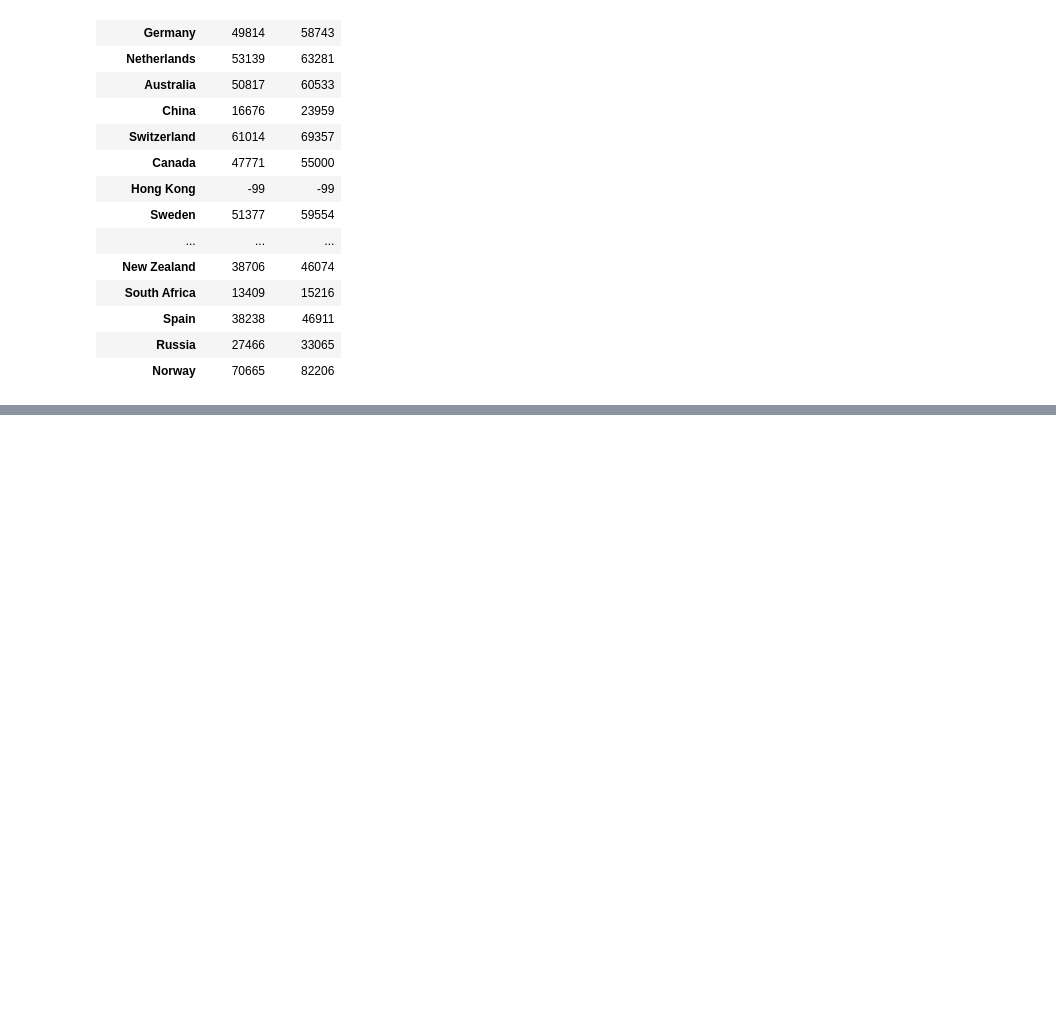
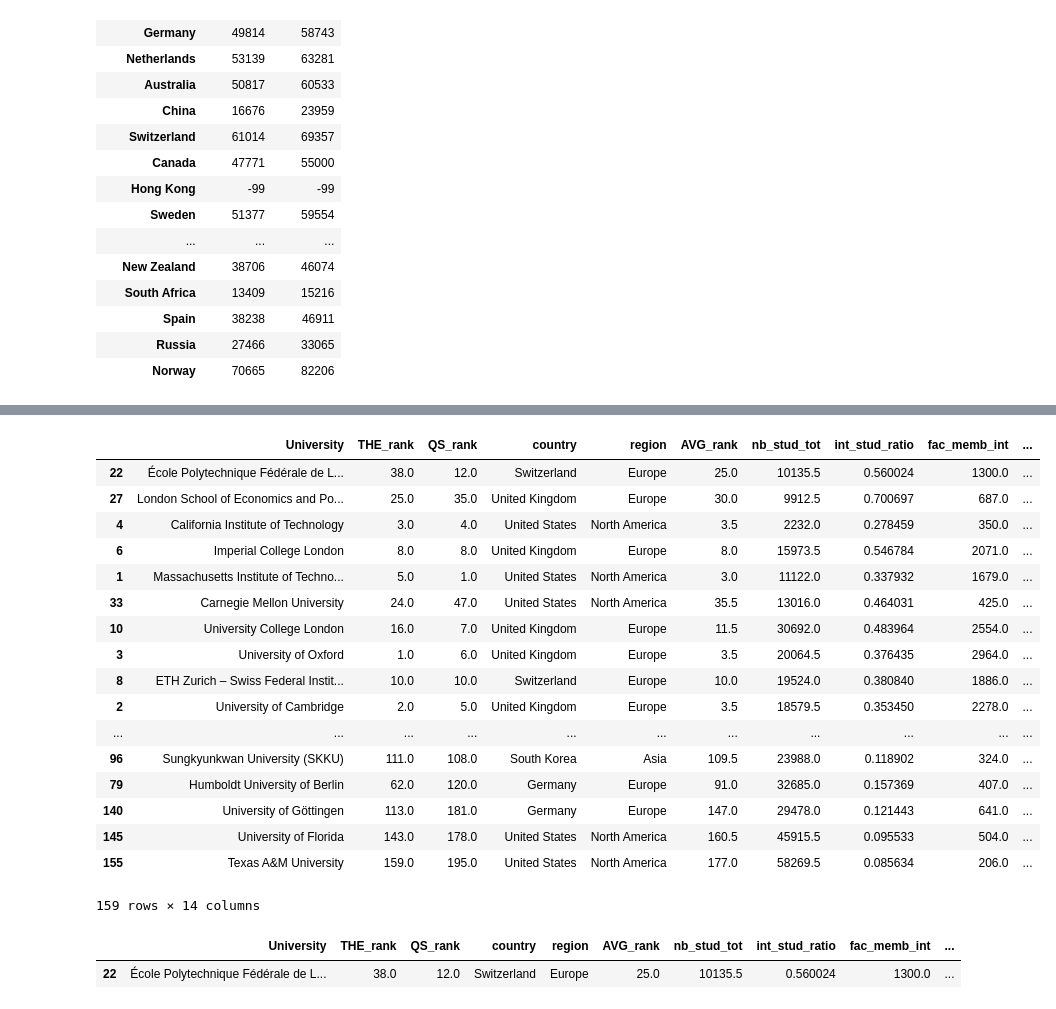
Before and after one commit to LucaZampieri/ADA_homework_LMX, a Jupyter notebook: 02 - Data from the Web/homework2.ipynb, the cells around one changed output, grey strips where cells are left out. Saved outputs shown, nothing was run; the diff lists cells and outputs as text; code cells hidden in the pictures; blank space fills up the shorter version.

```diff
--- a/02 - Data from the Web/homework2.ipynb
+++ b/02 - Data from the Web/homework2.ipynb
@@ -1269,0 +1197,5 @@ tot = pd.merge(tot, country_population_res, how='left', on='country')
+# %%
+alpha=1
+beta=1
+gamma=1
+MyScore =  alpha*merged_df_avg['Score citations']/100 + beta*merged_df_avg['fac_memb_ratio'] + gamma*merged_df_avg['int_stud_ratio']
@@ -1269,0 +1214,22 @@ tot = pd.merge(tot, country_population_res, how='left', on='country')
+# %%
+merged_df_avg['MyScore']=MyScore
+merged_df_avg.sort_values('MyScore',ascending=False)
+# %% [output]
+|  | University | THE_rank | QS_rank | country | region | AVG_rank | nb_stud_tot | int_stud_ratio | fac_memb_int | ... |
+| 22 | École Polytechnique Fédérale de L... | 38.0 | 12.0 | Switzerland | Europe | 25.0 | 10135.5 | 0.560024 | 1300.0 | ... |
+| 27 | London School of Economics and Po... | 25.0 | 35.0 | United Kingdom | Europe | 30.0 | 9912.5 | 0.700697 | 687.0 | ... |
+| 4 | California Institute of Technology | 3.0 | 4.0 | United States | North America | 3.5 | 2232.0 | 0.278459 | 350.0 | ... |
+| 6 | Imperial College London | 8.0 | 8.0 | United Kingdom | Europe | 8.0 | 15973.5 | 0.546784 | 2071.0 | ... |
+| 1 | Massachusetts Institute of Techno... | 5.0 | 1.0 | United States | North America | 3.0 | 11122.0 | 0.337932 | 1679.0 | ... |
+| 33 | Carnegie Mellon University | 24.0 | 47.0 | United States | North America | 35.5 | 13016.0 | 0.464031 | 425.0 | ... |
+| 10 | University College London | 16.0 | 7.0 | United Kingdom | Europe | 11.5 | 30692.0 | 0.483964 | 2554.0 | ... |
+| 3 | University of Oxford | 1.0 | 6.0 | United Kingdom | Europe | 3.5 | 20064.5 | 0.376435 | 2964.0 | ... |
+| 8 | ETH Zurich – Swiss Federal Instit... | 10.0 | 10.0 | Switzerland | Europe | 10.0 | 19524.0 | 0.380840 | 1886.0 | ... |
+| 2 | University of Cambridge | 2.0 | 5.0 | United Kingdom | Europe | 3.5 | 18579.5 | 0.353450 | 2278.0 | ... |
+| ... | ... | ... | ... | ... | ... | ... | ... | ... | ... | ... |
+| 96 | Sungkyunkwan University (SKKU) | 111.0 | 108.0 | South Korea | Asia | 109.5 | 23988.0 | 0.118902 | 324.0 | ... |
+| 79 | Humboldt University of Berlin | 62.0 | 120.0 | Germany | Europe | 91.0 | 32685.0 | 0.157369 | 407.0 | ... |
+| 140 | University of Göttingen | 113.0 | 181.0 | Germany | Europe | 147.0 | 29478.0 | 0.121443 | 641.0 | ... |
+| 145 | University of Florida | 143.0 | 178.0 | United States | North America | 160.5 | 45915.5 | 0.095533 | 504.0 | ... |
+| 155 | Texas A&M University | 159.0 | 195.0 | United States | North America | 177.0 | 58269.5 | 0.085634 | 206.0 | ... |
+159 rows × 14 columns
@@ -1269,0 +1238,5 @@ tot = pd.merge(tot, country_population_res, how='left', on='country')
+# %%
+BEST_FUCKING_UNI_IN_THE_WORLD
+# %% [output]
+|  | University | THE_rank | QS_rank | country | region | AVG_rank | nb_stud_tot | int_stud_ratio | fac_memb_int | ... |
+| 22 | École Polytechnique Fédérale de L... | 38.0 | 12.0 | Switzerland | Europe | 25.0 | 10135.5 | 0.560024 | 1300.0 | ... |
```
Also changed, not shown: parts of 17 cells of this notebook.
